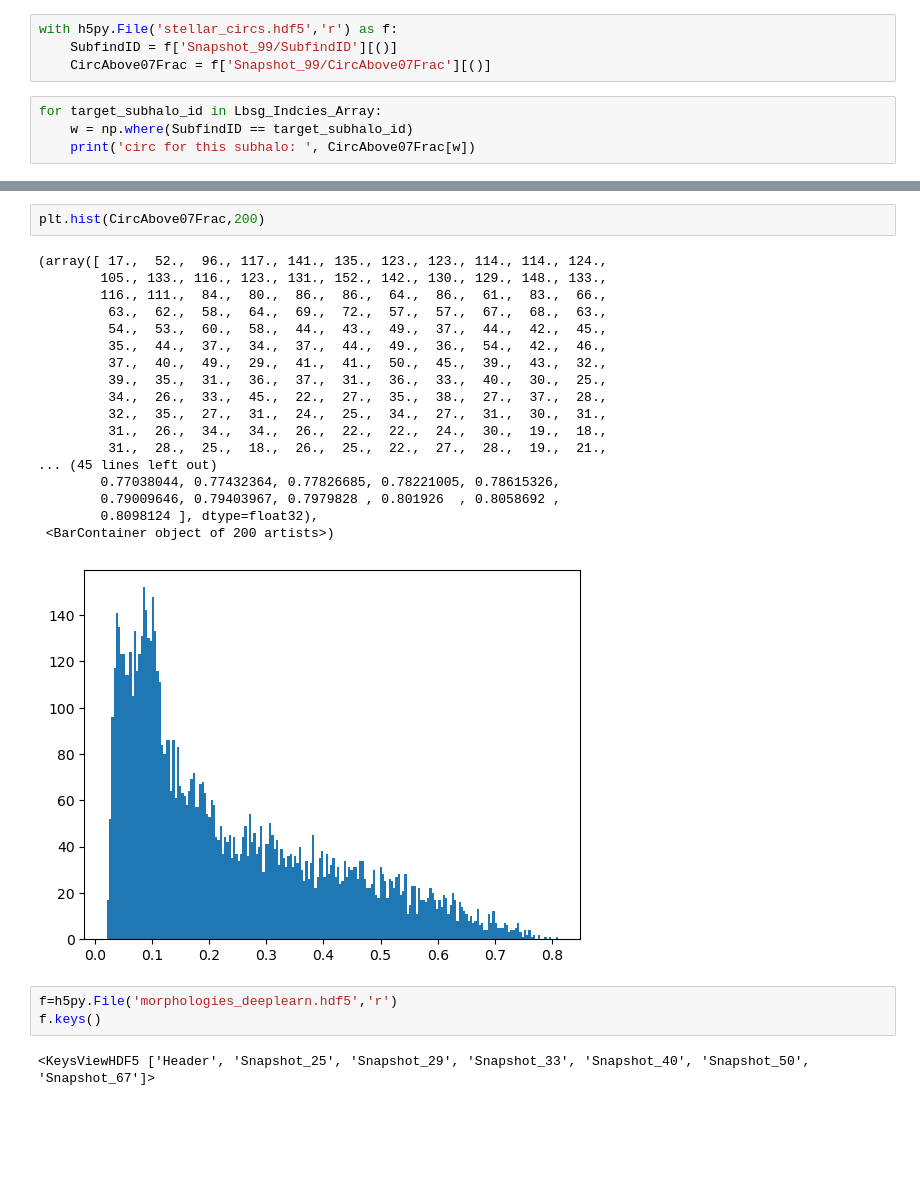
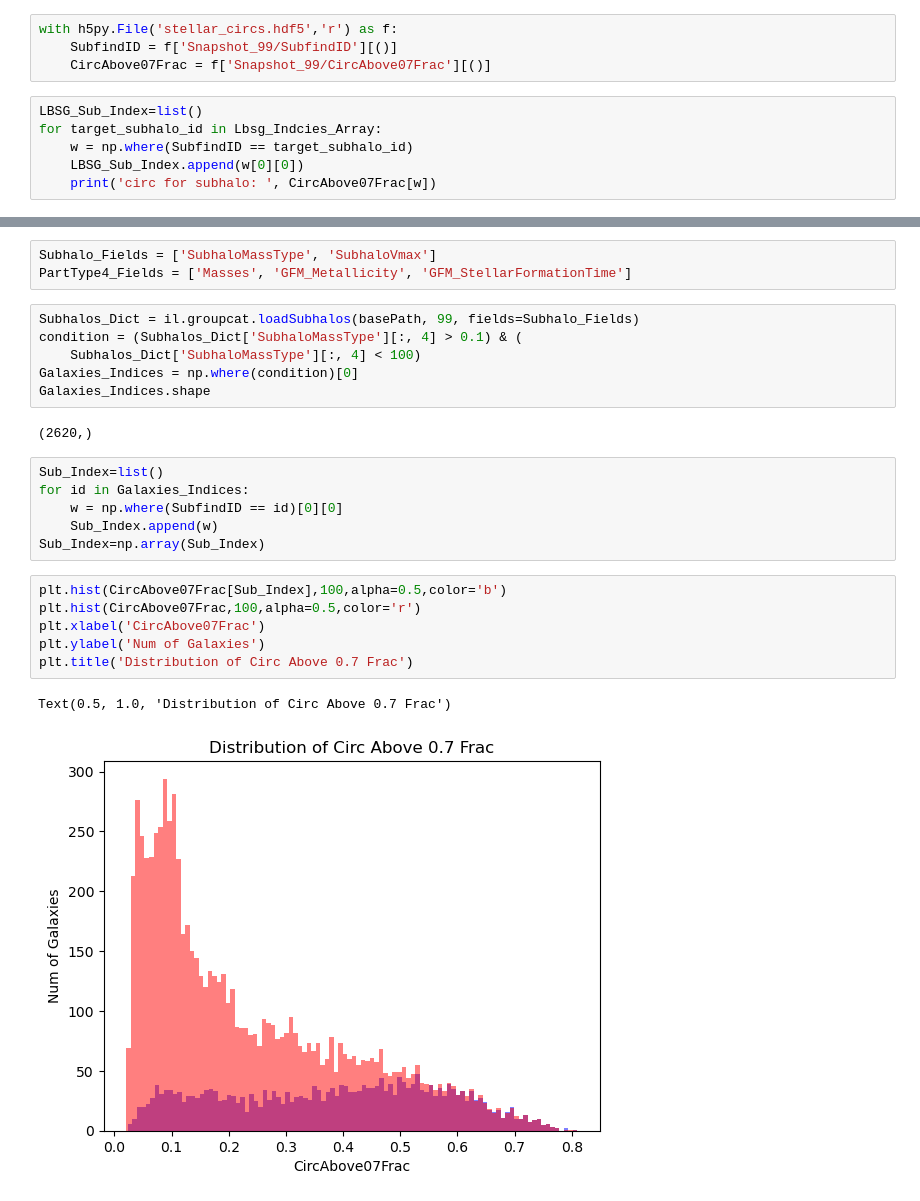
Before and after one commit to XingyaoCai/HI-Clumps, a Jupyter notebook: Loading_Galaxy_Type.ipynb, the cells around one changed output, grey strips where cells are left out. Saved outputs shown, nothing was run; the diff lists cells and outputs as text; blank space fills up the shorter version.

```diff
--- a/Loading_Galaxy_Type.ipynb
+++ b/Loading_Galaxy_Type.ipynb
@@ -28,7 +28,9 @@ with h5py.File('stellar_circs.hdf5','r') as f:
     SubfindID = f['Snapshot_99/SubfindID'][()]
     CircAbove07Frac = f['Snapshot_99/CircAbove07Frac'][()]
 # %%
+LBSG_Sub_Index=list()
 for target_subhalo_id in Lbsg_Indcies_Array:
     w = np.where(SubfindID == target_subhalo_id)
-    print('circ for this subhalo: ', CircAbove07Frac[w])
+    LBSG_Sub_Index.append(w[0][0])
+    print('circ for subhalo: ', CircAbove07Frac[w])
 # %% [output]
@@ -45,26 +47,26 @@ circ for this subhalo:  [0.3130595]
-# %%
-plt.hist(CircAbove07Frac,200)
-# %% [output]
-(array([ 17.,  52.,  96., 117., 141., 135., 123., 123., 114., 114., 124.,
-        105., 133., 116., 123., 131., 152., 142., 130., 129., 148., 133.,
-        116., 111.,  84.,  80.,  86.,  86.,  64.,  86.,  61.,  83.,  66.,
-         63.,  62.,  58.,  64.,  69.,  72.,  57.,  57.,  67.,  68.,  63.,
-         54.,  53.,  60.,  58.,  44.,  43.,  49.,  37.,  44.,  42.,  45.,
-         35.,  44.,  37.,  34.,  37.,  44.,  49.,  36.,  54.,  42.,  46.,
-         37.,  40.,  49.,  29.,  41.,  41.,  50.,  45.,  39.,  43.,  32.,
-         39.,  35.,  31.,  36.,  37.,  31.,  36.,  33.,  40.,  30.,  25.,
-         34.,  26.,  33.,  45.,  22.,  27.,  35.,  38.,  27.,  37.,  28.,
-         32.,  35.,  27.,  31.,  24.,  25.,  34.,  27.,  31.,  30.,  31.,
-         31.,  26.,  34.,  34.,  26.,  22.,  22.,  24.,  30.,  19.,  18.,
-         31.,  28.,  25.,  18.,  26.,  25.,  22.,  27.,  28.,  19.,  21.,
-... (45 lines left out)
-        0.77038044, 0.77432364, 0.77826685, 0.78221005, 0.78615326,
-        0.79009646, 0.79403967, 0.7979828 , 0.801926  , 0.8058692 ,
-        0.8098124 ], dtype=float32),
- <BarContainer object of 200 artists>)
-[figure, removed]
-# %%
-f=h5py.File('morphologies_deeplearn.hdf5','r')
-f.keys()
-# %% [output]
-<KeysViewHDF5 ['Header', 'Snapshot_25', 'Snapshot_29', 'Snapshot_33', 'Snapshot_40', 'Snapshot_50', 'Snapshot_67']>
+# %%
+Subhalo_Fields = ['SubhaloMassType', 'SubhaloVmax']
+PartType4_Fields = ['Masses', 'GFM_Metallicity', 'GFM_StellarFormationTime']
+# %%
+Subhalos_Dict = il.groupcat.loadSubhalos(basePath, 99, fields=Subhalo_Fields)
+condition = (Subhalos_Dict['SubhaloMassType'][:, 4] > 0.1) & (
+    Subhalos_Dict['SubhaloMassType'][:, 4] < 100)
+Galaxies_Indices = np.where(condition)[0]
+Galaxies_Indices.shape
+# %% [output]
+(2620,)
+# %%
+Sub_Index=list()
+for id in Galaxies_Indices:
+    w = np.where(SubfindID == id)[0][0]
+    Sub_Index.append(w)
+Sub_Index=np.array(Sub_Index)
+# %%
+plt.hist(CircAbove07Frac[Sub_Index],100,alpha=0.5,color='b')
+plt.hist(CircAbove07Frac,100,alpha=0.5,color='r')
+plt.xlabel('CircAbove07Frac')
+plt.ylabel('Num of Galaxies')
+plt.title('Distribution of Circ Above 0.7 Frac')
+# %% [output]
+Text(0.5, 1.0, 'Distribution of Circ Above 0.7 Frac')
+[figure, added]
```
Also changed, not shown: parts of 4 cells of this notebook.
